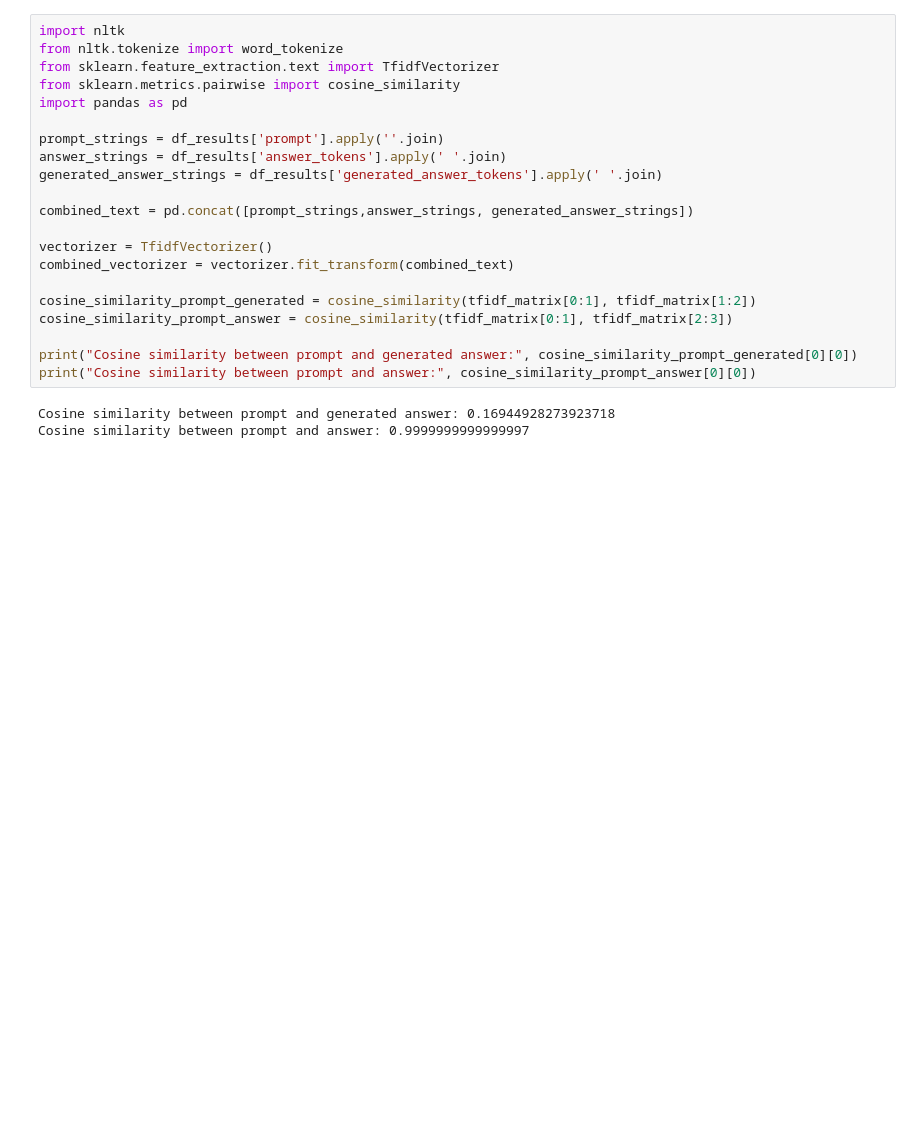
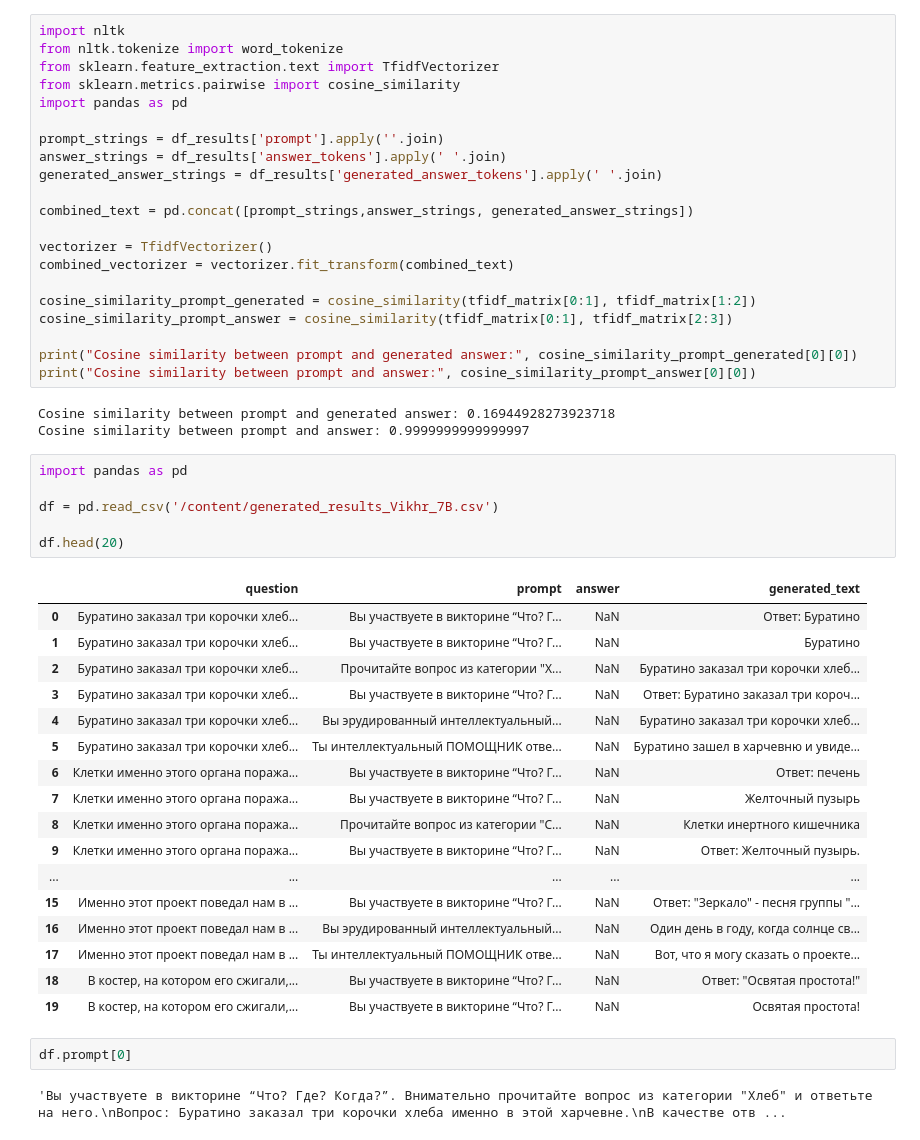
Before and after one commit to MrSimple07/KMU_application, a Jupyter notebook: prompt_stability_(2).ipynb, the cells around one changed output. Cells and saved outputs as stored; diff of their text form; blank space fills up the shorter version.

```diff
--- a/prompt_stability_(2).ipynb
+++ b/prompt_stability_(2).ipynb
@@ -341,3 +341,31 @@ print("Cosine similarity between prompt and answer:", cosine_similarity_prompt_a
 # %% [output]
 Cosine similarity between prompt and generated answer: 0.16944928273923718
 Cosine similarity between prompt and answer: 0.9999999999999997
+# %%
+import pandas as pd
+
+df = pd.read_csv('/content/generated_results_Vikhr_7B.csv')
+
+df.head(20)
+# %% [output]
+|  | question | prompt | answer | generated_text |
+| 0 | Буратино заказал три корочки хлеб... | Вы участвуете в викторине “Что? Г... | NaN | Ответ: Буратино |
+| 1 | Буратино заказал три корочки хлеб... | Вы участвуете в викторине “Что? Г... | NaN | Буратино |
+| 2 | Буратино заказал три корочки хлеб... | Прочитайте вопрос из категории "Х... | NaN | Буратино заказал три корочки хлеб... |
+| 3 | Буратино заказал три корочки хлеб... | Вы участвуете в викторине “Что? Г... | NaN | Ответ: Буратино заказал три короч... |
+| 4 | Буратино заказал три корочки хлеб... | Вы эрудированный интеллектуальный... | NaN | Буратино заказал три корочки хлеб... |
+| 5 | Буратино заказал три корочки хлеб... | Ты интеллектуальный ПОМОЩНИК отве... | NaN | Буратино зашел в харчевню и увиде... |
+| 6 | Клетки именно этого органа поража... | Вы участвуете в викторине “Что? Г... | NaN | Ответ: печень |
+| 7 | Клетки именно этого органа поража... | Вы участвуете в викторине “Что? Г... | NaN | Желточный пузырь |
+| 8 | Клетки именно этого органа поража... | Прочитайте вопрос из категории "С... | NaN | Клетки инертного кишечника |
+| 9 | Клетки именно этого органа поража... | Вы участвуете в викторине “Что? Г... | NaN | Ответ: Желточный пузырь. |
+| ... | ... | ... | ... | ... |
+| 15 | Именно этот проект поведал нам в ... | Вы участвуете в викторине “Что? Г... | NaN | Ответ: "Зеркало" - песня группы "... |
+| 16 | Именно этот проект поведал нам в ... | Вы эрудированный интеллектуальный... | NaN | Один день в году, когда солнце св... |
+| 17 | Именно этот проект поведал нам в ... | Ты интеллектуальный ПОМОЩНИК отве... | NaN | Вот, что я могу сказать о проекте... |
+| 18 | В костер, на котором его сжигали,... | Вы участвуете в викторине “Что? Г... | NaN | Ответ: "Освятая простота!" |
+| 19 | В костер, на котором его сжигали,... | Вы участвуете в викторине “Что? Г... | NaN | Освятая простота! |
+# %%
+df.prompt[0]
+# %% [output]
+'Вы участвуете в викторине “Что? Где? Когда?”. Внимательно прочитайте вопрос из категории "Хлеб" и ответьте на него.\nВопрос: Буратино заказал три корочки хлеба именно в этой харчевне.\nВ качестве отв ...
```
Also changed, not shown: parts of 2 cells of this notebook.
